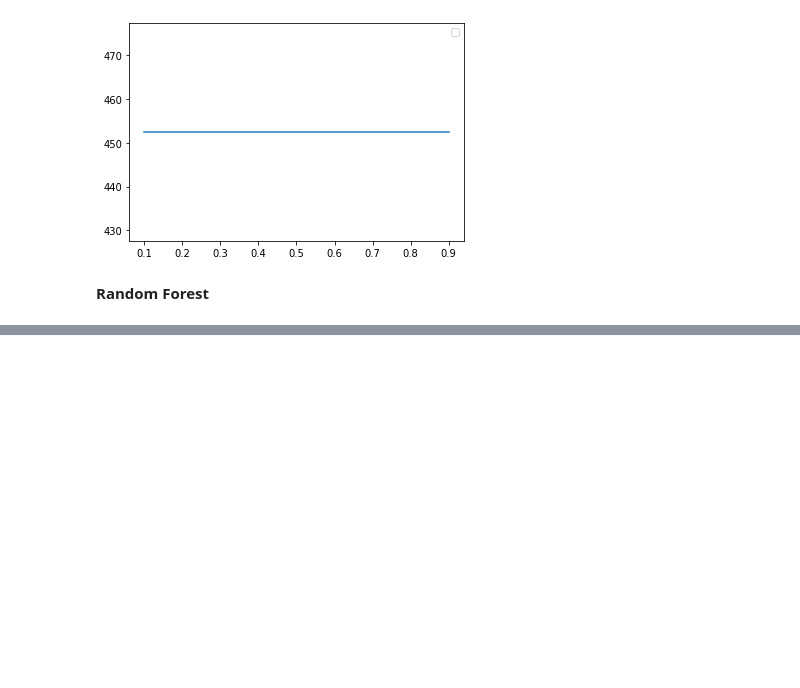
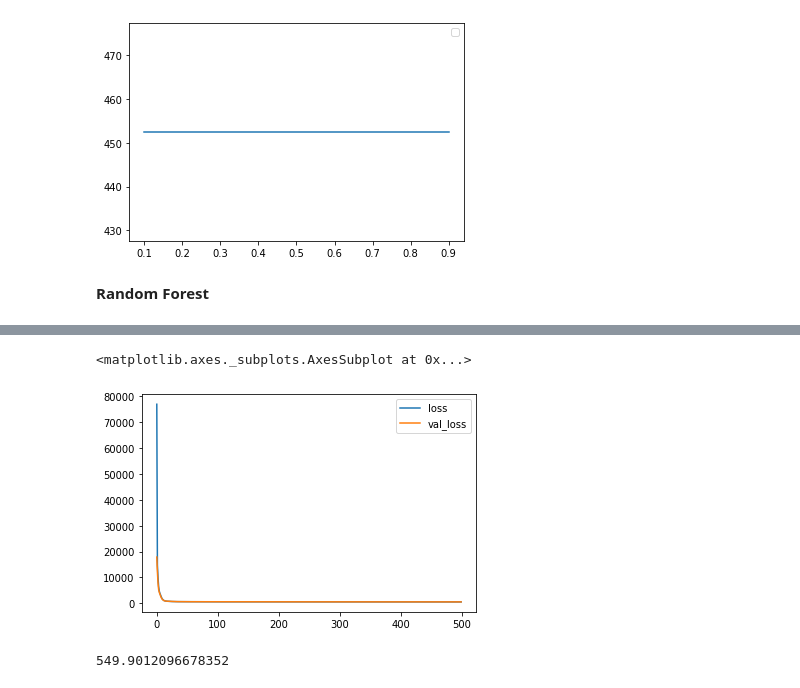
Before and after one commit to sarkar2527/DSAP, a Jupyter notebook: Hackathon_Wipro.ipynb, the cells around one changed output, grey strips where cells are left out. Saved outputs shown, nothing was run; the diff lists cells and outputs as text; code cells hidden in the pictures; blank space fills up the shorter version.

```diff
--- a/Hackathon_Wipro.ipynb
+++ b/Hackathon_Wipro.ipynb
@@ -548,0 +622,9 @@ print(RF_MSE)
+# %%
+model= Sequential()
+model.add(Dense(15,activation='leakyrelu',name='input'))
+model.add(Dense(23,activation='leakyrelu',name='hidden'))
+model.add(Dense(3,name='output'))
+# %%
+model.compile(loss='mse', optimizer='srd')
+# %%
+model.fit(x =x_train, y= y_train, validation_data=(x_test,y_test), batch_size=2000, epochs=5000)
@@ -548,0 +650,2 @@ print(RF_MSE)
+# %%
+losses = pd.DataFrame(model.history.history)
@@ -548,0 +668,5 @@ print(RF_MSE)
+# %%
+losses[['loss','val_loss']].plot()
+# %% [output]
+<matplotlib.axes._subplots.AxesSubplot at 0x...>
+[figure, added]
@@ -548,0 +677,4 @@ print(RF_MSE)
+# %%
+mse_ann
+# %% [output]
+549.9012096678352
```
Also changed, not shown: parts of 44 cells of this notebook.
